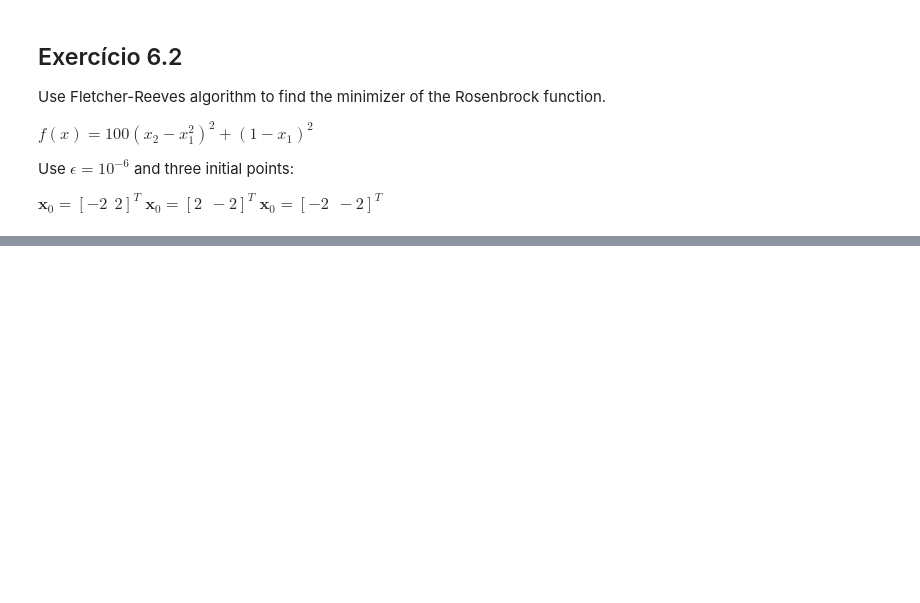
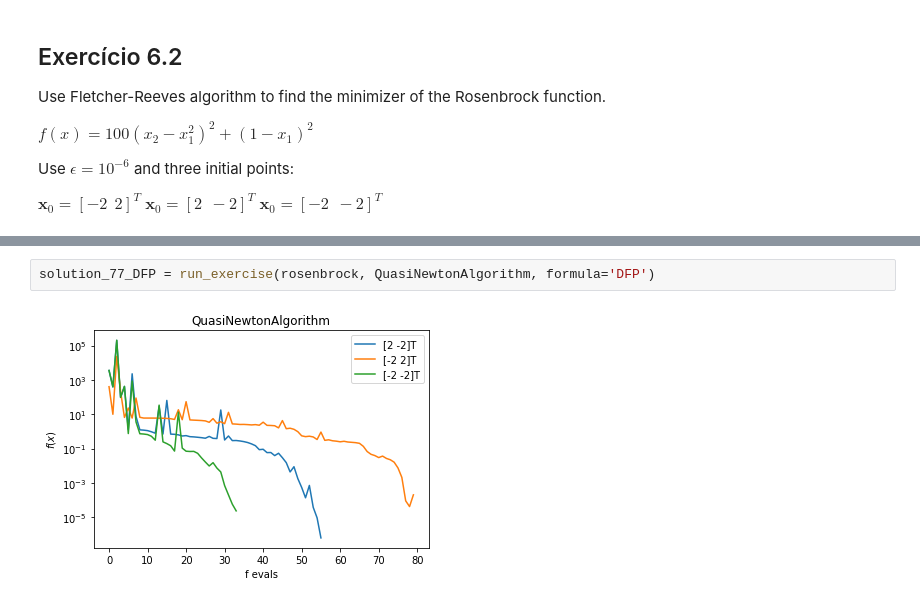
Before and after one commit to crucis/ConvexOptimization, a Jupyter notebook: Exercises/Lista3/Lista 3.ipynb, the cells around one changed output, grey strips where cells are left out. Drawn from its saved outputs; the diff is of its cells as text; blank space fills up the shorter version.

```diff
--- a/Exercises/Lista3/Lista 3.ipynb
+++ b/Exercises/Lista3/Lista 3.ipynb
@@ -88,0 +158,4 @@ solution_62[['best_f', 'fevals', 'grad_evals', 'nevals', 'run_time (s)']]
+# %%
+solution_77_DFP = run_exercise(rosenbrock, QuasiNewtonAlgorithm, formula='DFP')
+# %% [output]
+[figure, added]
```
Also changed, not shown: parts of 16 cells of this notebook, 1 other file.
